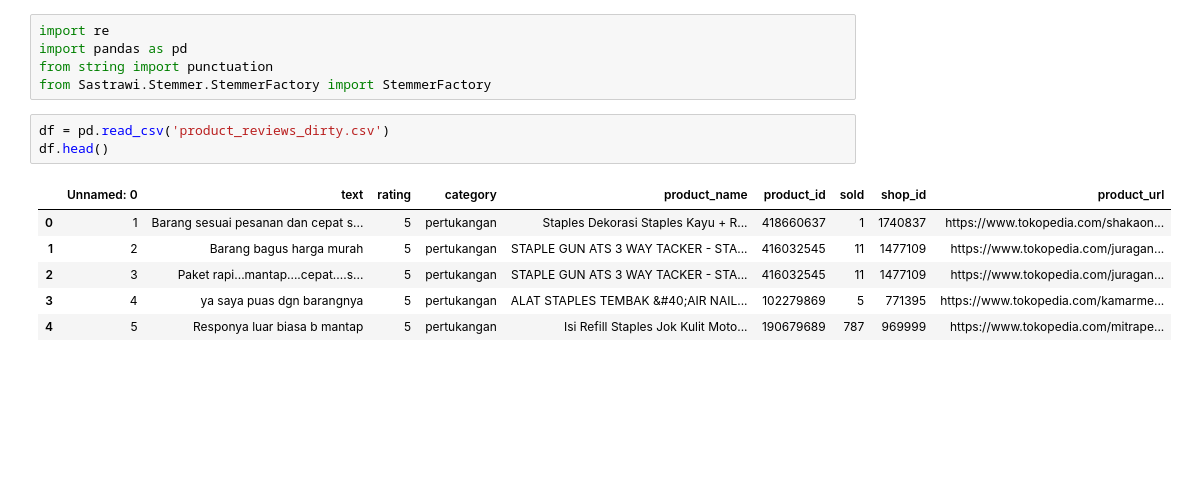
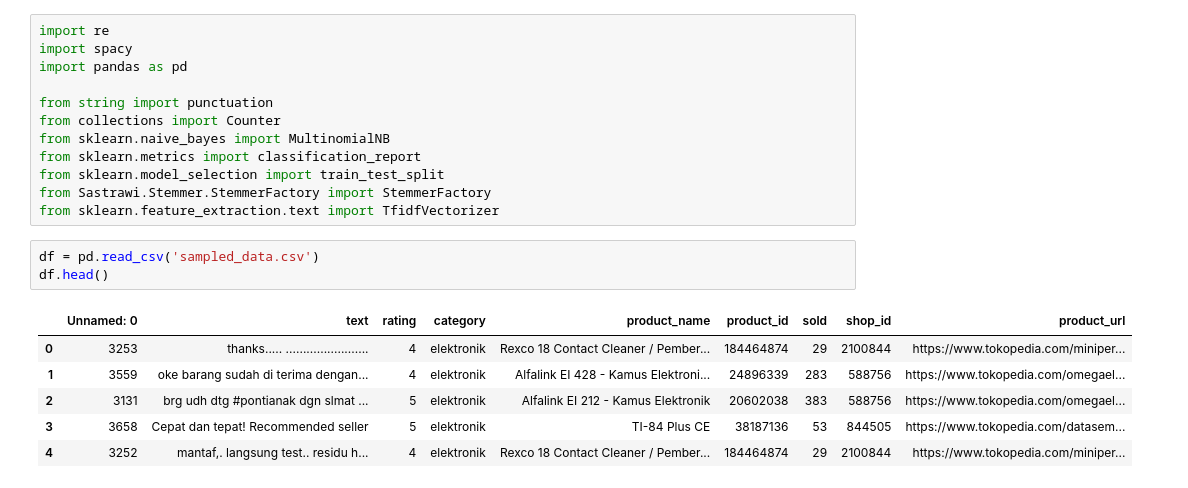
Before and after one commit to dindaapermatasari/product-sentiment, a Jupyter notebook: tokopedia.ipynb, the cells around one changed output. Drawn from its saved outputs; the diff is of its cells as text; blank space fills up the shorter version.

```diff
--- a/tokopedia.ipynb
+++ b/tokopedia.ipynb
@@ -1,15 +1,22 @@
 # %%
 import re
+import spacy
 import pandas as pd
+
 from string import punctuation
+from collections import Counter
+from sklearn.naive_bayes import MultinomialNB
+from sklearn.metrics import classification_report
+from sklearn.model_selection import train_test_split
 from Sastrawi.Stemmer.StemmerFactory import StemmerFactory
+from sklearn.feature_extraction.text import TfidfVectorizer
 # %%
-df = pd.read_csv('product_reviews_dirty.csv')
+df = pd.read_csv('sampled_data.csv')
 df.head()
 # %% [output]
 |  | Unnamed: 0 | text | rating | category | product_name | product_id | sold | shop_id | product_url |
-| 0 | 1 | Barang sesuai pesanan dan cepat s... | 5 | pertukangan | Staples Dekorasi Staples Kayu + R... | 418660637 | 1 | 1740837 | https://www.tokopedia.com/shakaon... |
-| 1 | 2 | Barang bagus harga murah | 5 | pertukangan | STAPLE GUN ATS 3 WAY TACKER - STA... | 416032545 | 11 | 1477109 | https://www.tokopedia.com/juragan... |
-| 2 | 3 | Paket rapi...mantap....cepat....s... | 5 | pertukangan | STAPLE GUN ATS 3 WAY TACKER - STA... | 416032545 | 11 | 1477109 | https://www.tokopedia.com/juragan... |
-| 3 | 4 | ya saya puas dgn barangnya | 5 | pertukangan | ALAT STAPLES TEMBAK &#40;AIR NAIL... | 102279869 | 5 | 771395 | https://www.tokopedia.com/kamarme... |
-| 4 | 5 | Responya luar biasa b mantap | 5 | pertukangan | Isi Refill Staples Jok Kulit Moto... | 190679689 | 787 | 969999 | https://www.tokopedia.com/mitrape... |
+| 0 | 3253 | thanks..... ........................ | 4 | elektronik | Rexco 18 Contact Cleaner / Pember... | 184464874 | 29 | 2100844 | https://www.tokopedia.com/miniper... |
+| 1 | 3559 | oke barang sudah di terima dengan... | 4 | elektronik | Alfalink EI 428 - Kamus Elektroni... | 24896339 | 283 | 588756 | https://www.tokopedia.com/omegael... |
+| 2 | 3131 | brg udh dtg #pontianak dgn slmat ... | 5 | elektronik | Alfalink EI 212 - Kamus Elektronik | 20602038 | 383 | 588756 | https://www.tokopedia.com/omegael... |
+| 3 | 3658 | Cepat dan tepat! Recommended seller | 5 | elektronik | TI-84 Plus CE | 38187136 | 53 | 844505 | https://www.tokopedia.com/datasem... |
+| 4 | 3252 | mantaf,. langsung test.. residu h... | 4 | elektronik | Rexco 18 Contact Cleaner / Pember... | 184464874 | 29 | 2100844 | https://www.tokopedia.com/miniper... |
```
Also changed, not shown: parts of 16 cells of this notebook, 19 other files.
